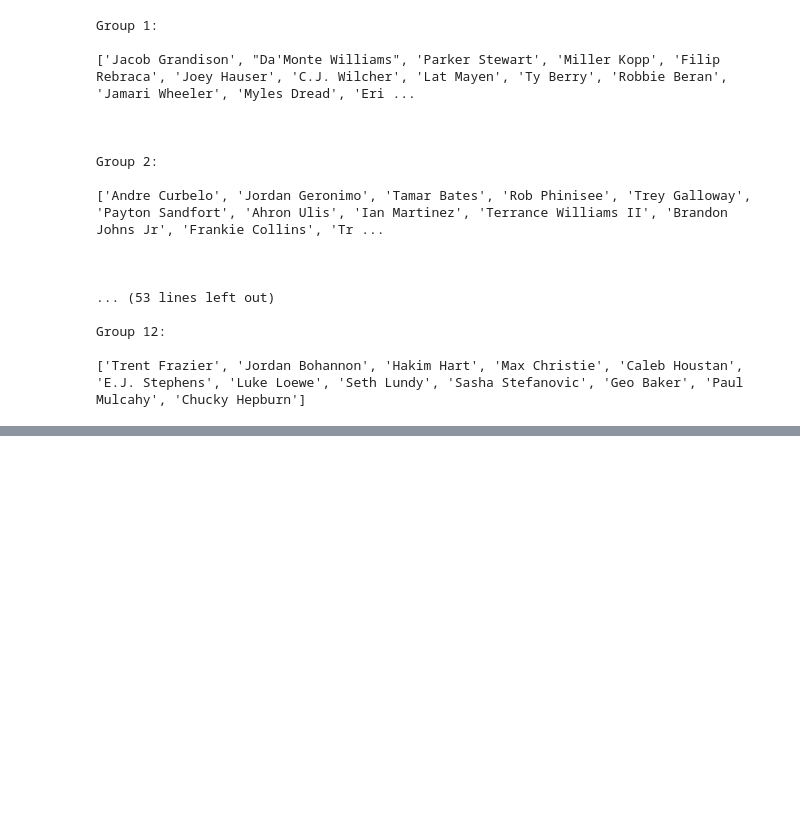
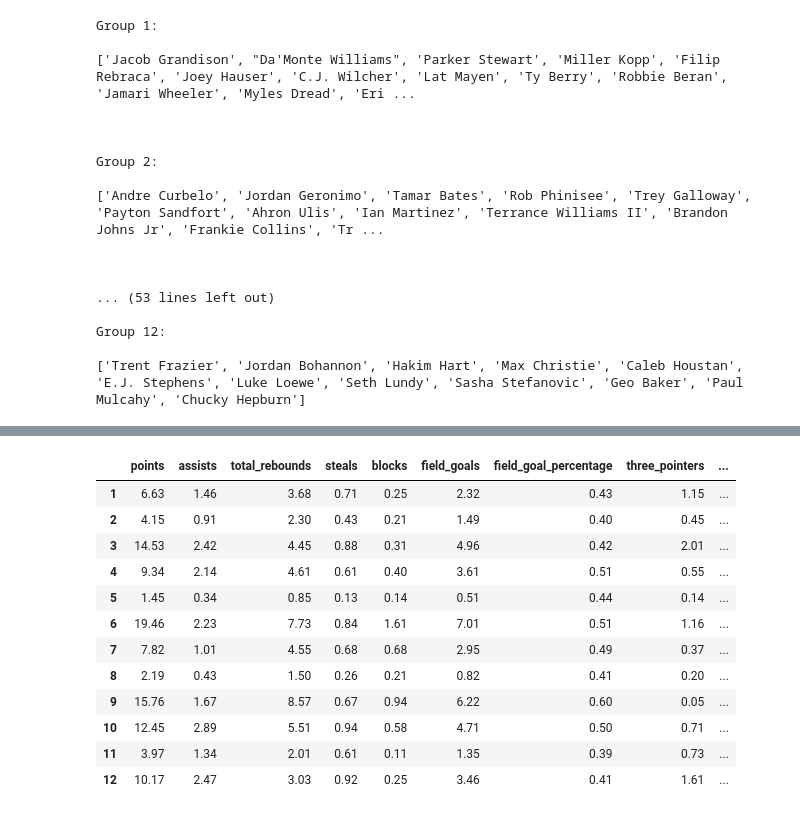
Before and after one commit to CS196Illinois/Group27-FA22, a Jupyter notebook: Project/Classification/classification.ipynb, the cells around one changed output, grey strips where cells are left out. Saved outputs shown, nothing was run; the diff lists cells and outputs as text; code cells hidden in the pictures; blank space fills up the shorter version.

Commit message:
Add data for clusters to be labeled

```diff
--- a/Project/Classification/classification.ipynb
+++ b/Project/Classification/classification.ipynb
@@ -54,4 +33,6 @@ player_df = df.reset_index(drop=True)
 # %%
+player_df = df.reset_index(drop=True).copy()
+
 # Filter players by at least 10 games and 50 minutes played
 player_df = player_df[(player_df['games_played'] >= 10) & (player_df['minutes_played'] >= 50)]
 
@@ -135,3 +113,6 @@ Group 2:
 Group 12:
 
 ['Trent Frazier', 'Jordan Bohannon', 'Hakim Hart', 'Max Christie', 'Caleb Houstan', 'E.J. Stephens', 'Luke Loewe', 'Seth Lundy', 'Sasha Stefanovic', 'Geo Baker', 'Paul Mulcahy', 'Chucky Hepburn']
+# %%
+player_df = player_df.merge(player_groups)
+player_df.head()
@@ -137,0 +127,7 @@ Group 12:
+# %%
+# Convert the following stats to a per game basis to make data analysis and labeling easier
+per_game_stats = ['points', 'assists', 'total_rebounds', 'steals', 'blocks', 'field_goals',
+         'three_pointers']
+player_df_per_game = player_df.copy()
+player_df_per_game[per_game_stats] = player_df_per_game[per_game_stats].div(player_df_per_game.games_played, axis=0).round(2)
+player_df_per_game.head()
@@ -137,0 +142,34 @@ Group 12:
+# %%
+# Stats to include for data analysis and labeling
+stats = ['points', 'assists', 'total_rebounds', 'steals', 'blocks', 'field_goals',
+         'field_goal_percentage', 'three_pointers', 'three_point_percentage', 'free_throw_percentage',
+         'usage_percentage', 'player_efficiency_rating', 'offensive_win_shares', 'defensive_win_shares']
+
+# Filter data set by group number and
+def group_stats(group_number: int, df: pd.DataFrame = player_df_per_game, stats: list[str] = stats) -> pd.DataFrame:
+    if group_number < 1 or group_number > num_clusters:
+        raise ValueError(f"Expected group_number to be between 1 and {num_clusters}, received {group_number}")
+    cluster_players = df[df['group'] == group_number - 1]
+    cluster_stats = pd.DataFrame(index=[group_number])
+    for stat in stats:
+        average = round(cluster_players[stat].mean(), 2)
+        cluster_stats[stat] = [average]
+    return cluster_stats
+
+clusters = pd.concat([group_stats(cluster) for cluster in range(1, num_clusters + 1)])
+# %%
+clusters
+# %% [output]
+|  | points | assists | total_rebounds | steals | blocks | field_goals | field_goal_percentage | three_pointers | ... |
+| 1 | 6.63 | 1.46 | 3.68 | 0.71 | 0.25 | 2.32 | 0.43 | 1.15 | ... |
+| 2 | 4.15 | 0.91 | 2.30 | 0.43 | 0.21 | 1.49 | 0.40 | 0.45 | ... |
+| 3 | 14.53 | 2.42 | 4.45 | 0.88 | 0.31 | 4.96 | 0.42 | 2.01 | ... |
+| 4 | 9.34 | 2.14 | 4.61 | 0.61 | 0.40 | 3.61 | 0.51 | 0.55 | ... |
+| 5 | 1.45 | 0.34 | 0.85 | 0.13 | 0.14 | 0.51 | 0.44 | 0.14 | ... |
+| 6 | 19.46 | 2.23 | 7.73 | 0.84 | 1.61 | 7.01 | 0.51 | 1.16 | ... |
+| 7 | 7.82 | 1.01 | 4.55 | 0.68 | 0.68 | 2.95 | 0.49 | 0.37 | ... |
+| 8 | 2.19 | 0.43 | 1.50 | 0.26 | 0.21 | 0.82 | 0.41 | 0.20 | ... |
+| 9 | 15.76 | 1.67 | 8.57 | 0.67 | 0.94 | 6.22 | 0.60 | 0.05 | ... |
+| 10 | 12.45 | 2.89 | 5.51 | 0.94 | 0.58 | 4.71 | 0.50 | 0.71 | ... |
+| 11 | 3.97 | 1.34 | 2.01 | 0.61 | 0.11 | 1.35 | 0.39 | 0.73 | ... |
+| 12 | 10.17 | 2.47 | 3.03 | 0.92 | 0.25 | 3.46 | 0.41 | 1.61 | ... |
```
Also changed, not shown: parts of 9 cells of this notebook.
